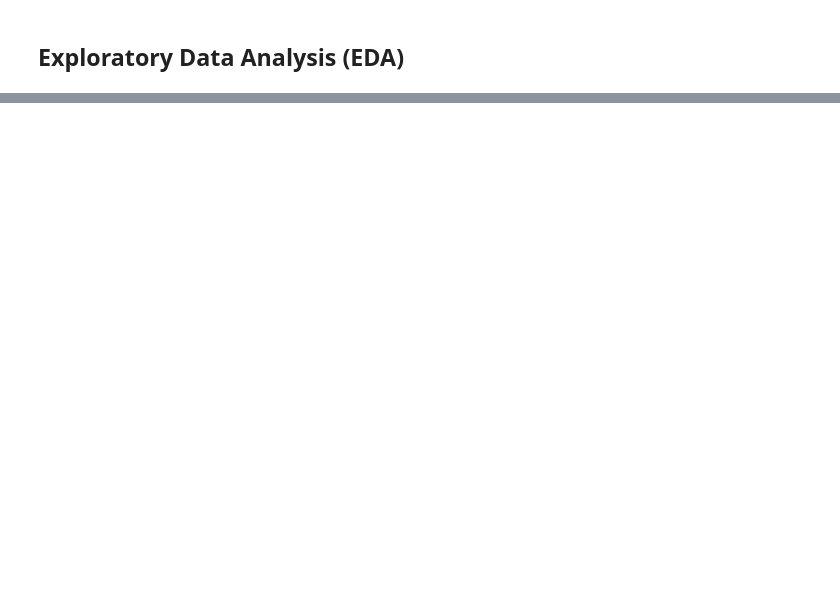
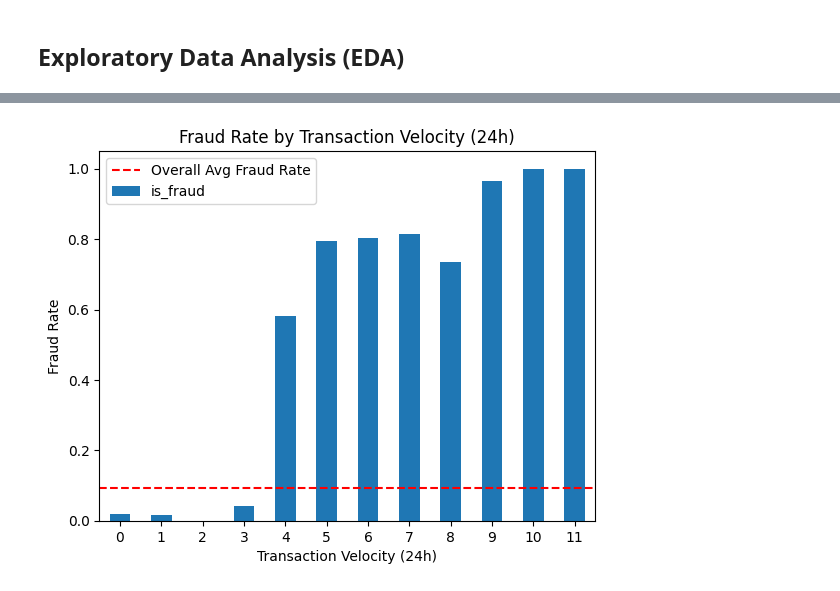
Before and after one commit to DS-Amarachi/Fraud_Detection, a Jupyter notebook: fraud_detect_project.ipynb, the cells around one changed output, grey strips where cells are left out. Cells and saved outputs as stored; diff of their text form; code cells hidden in the pictures; blank space fills up the shorter version.

```diff
--- a/fraud_detect_project.ipynb
+++ b/fraud_detect_project.ipynb
@@ -541,0 +642,12 @@ Dataset shape after cleaning: (10650, 26)
+# %%
+#Relationship btw txn_velocity_24h and is_fraud
+df.groupby('txn_velocity_24h')['is_fraud'].mean().plot.bar()
+plt.xlabel('Transaction Velocity (24h)')
+plt.ylabel('Fraud Rate')
+plt.title('Fraud Rate by Transaction Velocity (24h)')
+plt.xticks(rotation=0)
+plt.axhline(y=df['is_fraud'].mean(), color='r', linestyle='--', label='Overall Avg Fraud Rate')
+plt.legend()
+plt.show()
+# %% [output]
+[figure, added]
```
Also changed, not shown: parts of 90 cells of this notebook, 2 other files.
